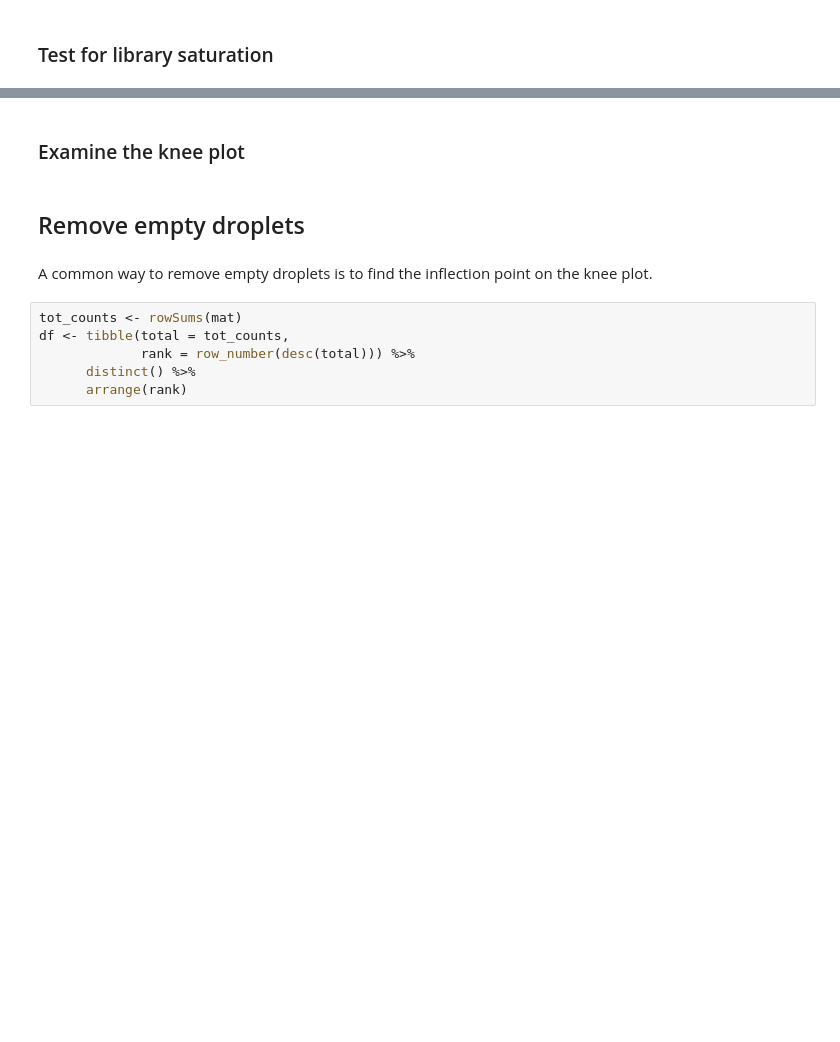
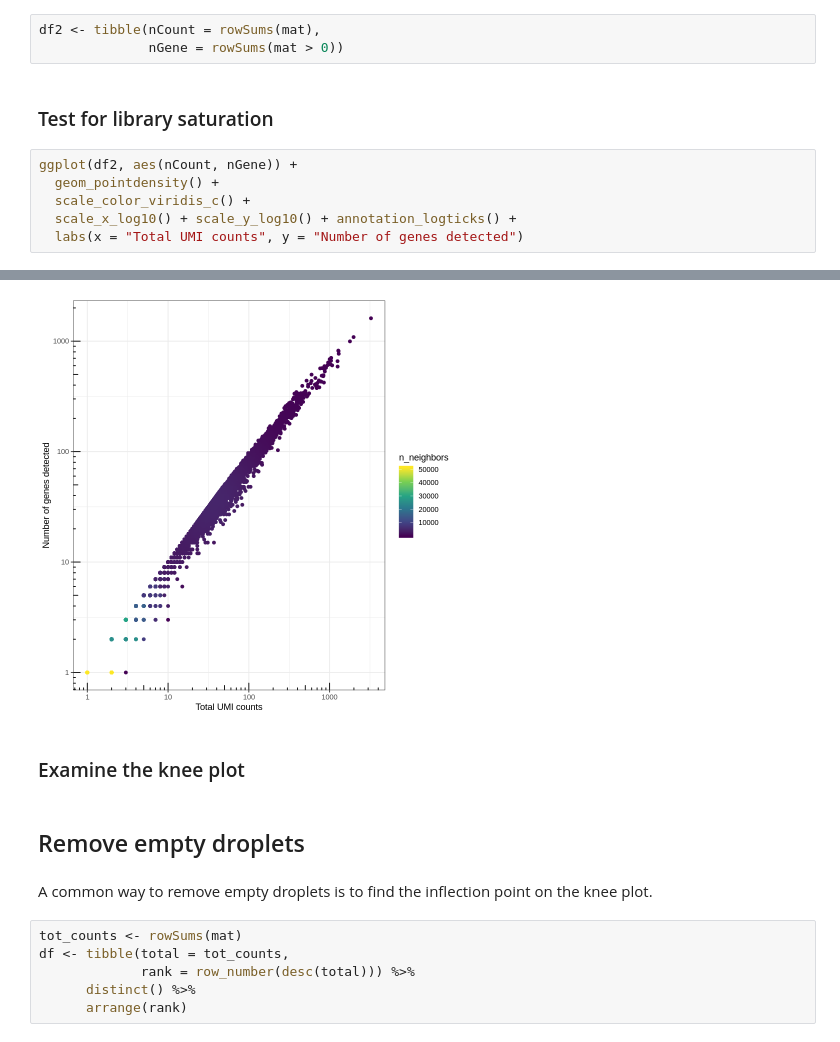
Before and after one commit to pachterlab/kallistobustools, a Jupyter notebook: notebooks/kb_QC.ipynb, the cells around one changed output, grey strips where cells are left out. Drawn from its saved outputs; the diff is of its cells as text; blank space fills up the shorter version.

```diff
--- a/notebooks/kb_QC.ipynb
+++ b/notebooks/kb_QC.ipynb
@@ -115,2 +97,12 @@ A lot of cells are really concentrated around the origin here.
+# %%
+df2 <- tibble(nCount = rowSums(mat),
+              nGene = rowSums(mat > 0))
 # %% [markdown]
 ### Test for library saturation
+# %%
+ggplot(df2, aes(nCount, nGene)) +
+  geom_pointdensity() +
+  scale_color_viridis_c() +
+  scale_x_log10() + scale_y_log10() + annotation_logticks() +
+  labs(x = "Total UMI counts", y = "Number of genes detected")
+# %% [output]
@@ -117,3 +115,4 @@ A lot of cells are really concentrated around the origin here.
+[figure, added]
 # %% [markdown]
 ### Examine the knee plot
 # %% [markdown]
```
Also changed, not shown: parts of 17 cells of this notebook.
